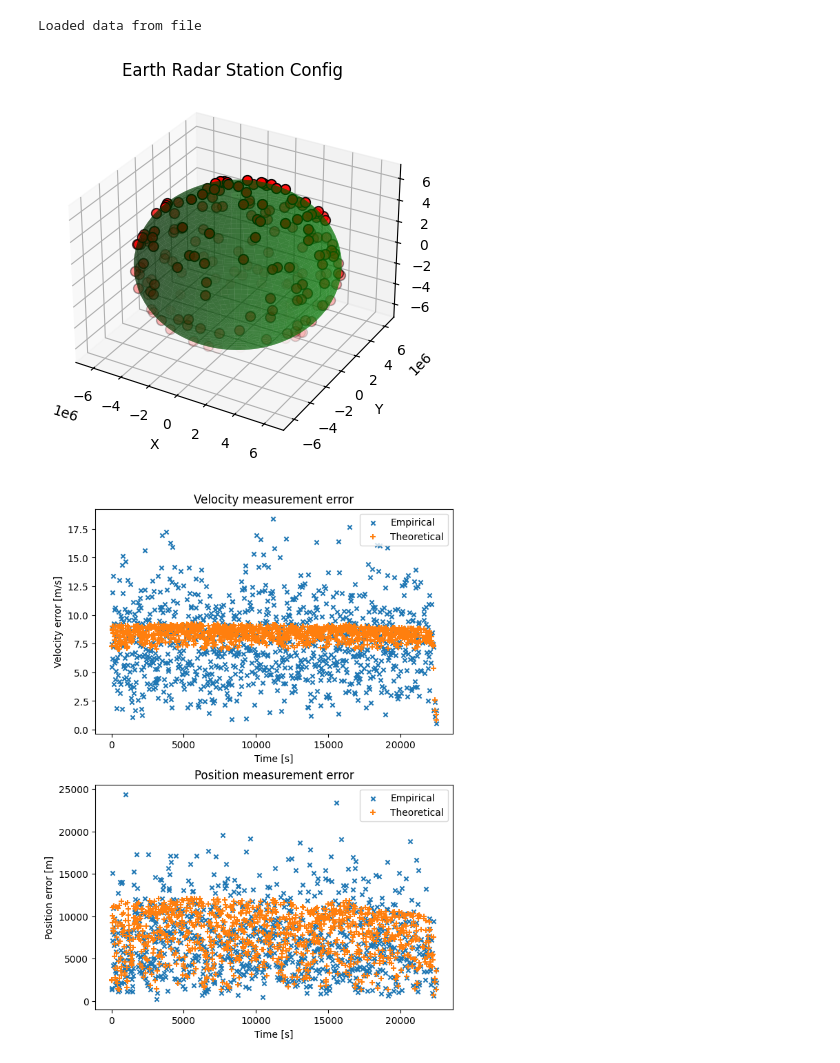
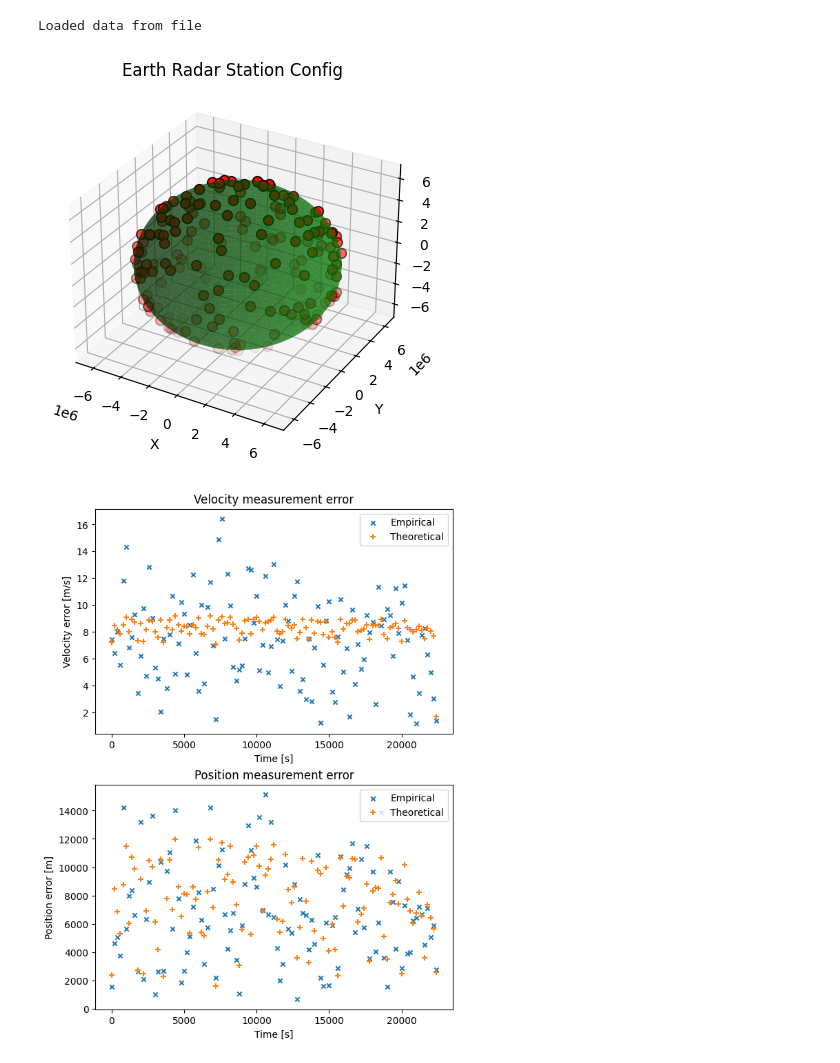
Before and after one commit to brendanbennett/deorbiter, a Jupyter notebook: examples/3D_EKF_example.ipynb, the cells around one changed output. Drawn from its saved outputs; the diff is of its cells as text; code cells hidden in the pictures.

```diff
--- a/examples/3D_EKF_example.ipynb
+++ b/examples/3D_EKF_example.ipynb
@@ -32,27 +32,27 @@ Loaded data from file
 # %%
 #initialising observer class with sim data
 np.random.seed(4)
 obs = Observer(number_of_radars=200, dim=3)
 
 sim_states = sim_data.state_array()
 sim_times = sim_data.times
 
-obs.run(sim_states=sim_states, sim_times=sim_times, checking_interval=10)
+obs.run(sim_states=sim_states, sim_times=sim_times, checking_interval=100)
 
 observation_times = obs.observed_times
 observation_states = obs.observed_states
 observed_covariances = obs.observed_covariances
 
 observations = (observation_states, observation_times)
 #dim = sim_data.state_array().shape[1]
 
 obs.plot_config()
 # %% [output]
-[figure, old version]
+[figure, new version]
 # %%
 plot_theoretical_empirical_observation_error(sim_states, sim_times, observation_states, observation_times, observed_covariances)
 # %% [output]
-[figure, old version]
+[figure, new version]
 # %%
 
 
```
Also changed, not shown: parts of 4 cells of this notebook, 1 other file.
